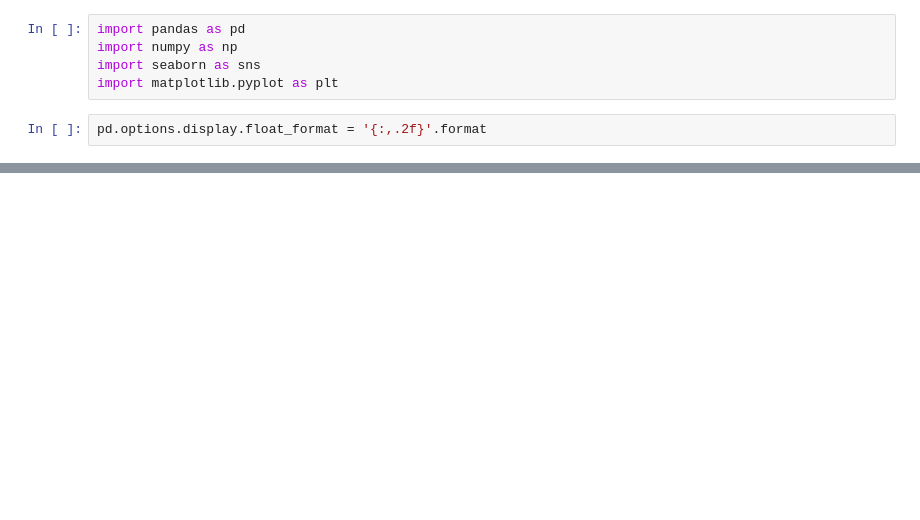
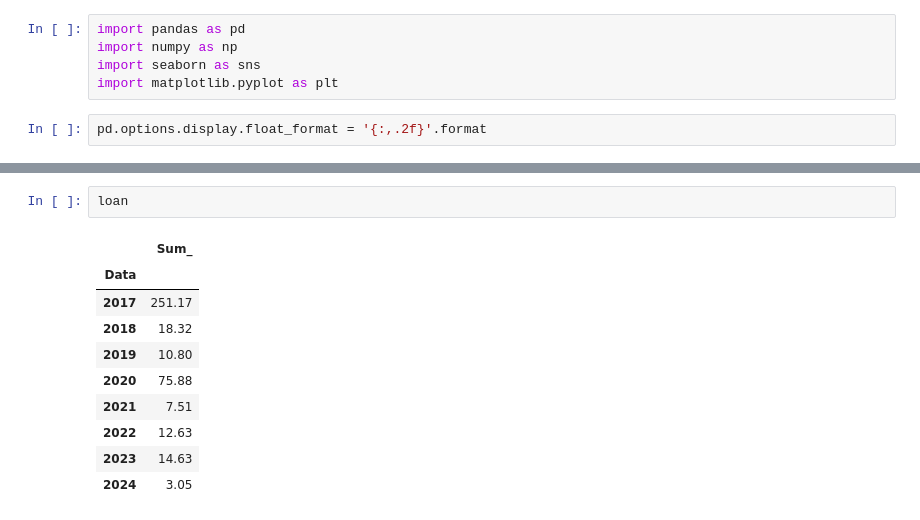
Before and after one commit to c-Tos1wa/storytelling, a Jupyter notebook: notebooks/report.ipynb, the cells around one changed output, grey strips where cells are left out. Cells and saved outputs as stored; diff of their text form; blank space fills up the shorter version.

```diff
--- a/notebooks/report.ipynb
+++ b/notebooks/report.ipynb
@@ -15,0 +34,13 @@ plt.title('Paleta de cores - Ministério da Fazenda', loc = 'center', fontsize =
+# %%
+loan
+# %% [output]
+|  | Sum_ |
+| Data |  |
+| 2017 | 251.17 |
+| 2018 | 18.32 |
+| 2019 | 10.80 |
+| 2020 | 75.88 |
+| 2021 | 7.51 |
+| 2022 | 12.63 |
+| 2023 | 14.63 |
+| 2024 | 3.05 |
```
Also changed, not shown: parts of 10 cells of this notebook, 5 other files.
